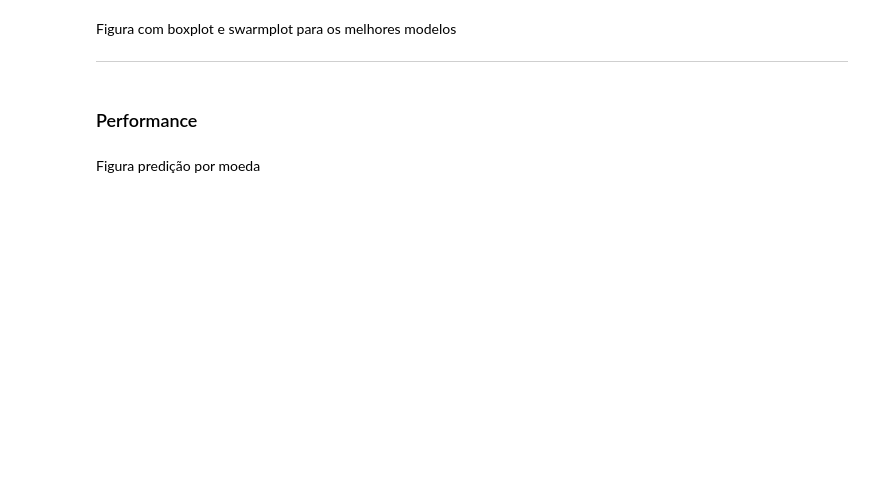
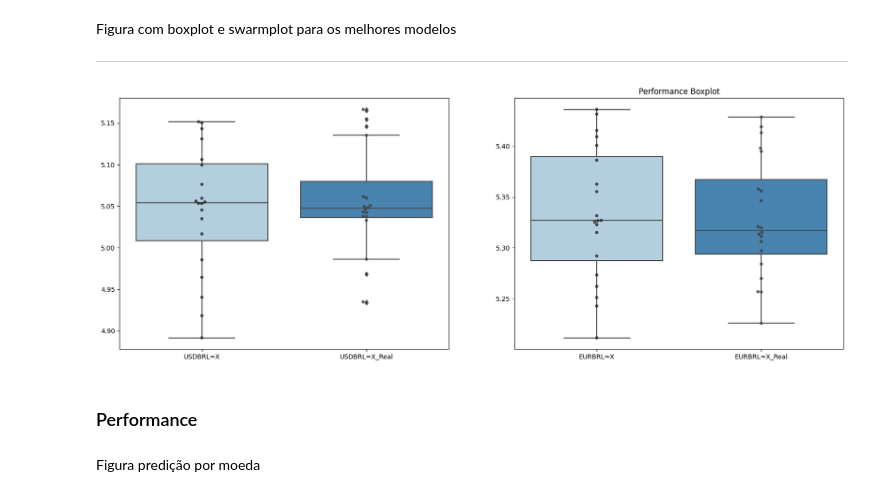
Before and after one commit to deniseiras/Forex_RNN, a Jupyter notebook: Forex_RNN.ipynb, the cells around one changed output. Cells and saved outputs as stored; diff of their text form; code cells hidden in the pictures; blank space fills up the shorter version.

```diff
--- a/Forex_RNN.ipynb
+++ b/Forex_RNN.ipynb
@@ -440,9 +900,8 @@ all_results.sort_values(by=['stock','mse'])
 # %% [markdown]
 É considerada a melhor média, em termos de MAE, das três execuções
 # %%
-# MElhor médias das execuções
-print(len(all_results))
-mean_mse = all_results.groupby(['stock', 'model_type', 'unit', 'batch_size', 'optimizer', 'timesteps'] )['mse'].mean()
+# Melhor médias das execuções
+print(f' Total results: {len(all_results)}')
+mean_mse = all_results.groupby(['stock', 'model_type', 'num_layers', 'unit', 'activation', 'optimizer', 'dropout_rate', 'batch_size', 'timesteps'] )['mse'].mean()
 mean_mse = mean_mse.reset_index()
-print(len(mean_mse))
-display.display(mean_mse.sort_values(by=['mse']))
+display.display(mean_mse.sort_values(by=['stock','mse']))
@@ -449,26 +923,25 @@ display.display(mean_mse.sort_values(by=['mse']))
 # %% [markdown]
 Seleção dos melhores modelos de cada arquitetura
 # %%
-
 best_models_arr = []
 
-for model_str in model_hyperparams:
-  for stock in arr_acoes:
-    best_model = mean_mse[mean_mse['stock'] == stock].sort_values('mse', ascending=True).head(1)
-    # best_model = mean_mse[mean_mse['stock'] == stock].sort_values(by=['mse'])
-    best_model_obj=best_model.iloc[0]
+# Maybe you want to check best models by type of model
+# for model_str in model_hyperparams:
 
-    fprefix = f"{stock}_{best_model_obj['model_type']}_{best_model_obj['unit']}_{best_model_obj['batch_size']}_{best_model_obj['timesteps']}"
-    # load json and create model
-    json_file = open(f'{fprefix}.json', 'r')
-    loaded_model_json = json_file.read()
-    json_file.close()
-    loaded_model = model_from_json(loaded_model_json)
-    # load weights into new model
-    loaded_model.load_weights(f"{fprefix}.h5")
-    best_model['model'] = loaded_model
+for stock in arr_acoes:
+  best_model = mean_mse[mean_mse['stock'] == stock].sort_values('mse', ascending=True).head(1)
+  bm = best_model.iloc[0]
+  fprefix = f"{stock}_{bm['model_type']}_{bm['num_layers']}_{bm['unit']}_{bm['activation']}_{bm['optimizer']}_{bm['dropout_rate']}_{bm['batch_size']}_{bm['timesteps']}"
+  # load json and create model
+  json_file = open(f'{fprefix}.json', 'r')
+  loaded_model_json = json_file.read()
+  json_file.close()
+  loaded_model = model_from_json(loaded_model_json)
+  # load weights into new model
+  loaded_model.load_weights(f"{fprefix}.h5")
+  best_model['model'] = loaded_model
 
-    best_models_arr.append(pd.DataFrame(best_model))
+  best_models_arr.append(pd.DataFrame(best_model))
 
 best_models_df = pd.concat(best_models_arr)
 del best_models_arr
@@ -512,3 +984,7 @@ ax[1].set_title("Performance Boxplot")
+# %%
+plot_bloxpot(aval)
+# %% [output]
+[figure, added]
 # %% [markdown]
 ### Performance
 # %% [markdown]
```
Also changed, not shown: parts of 64 cells of this notebook.
